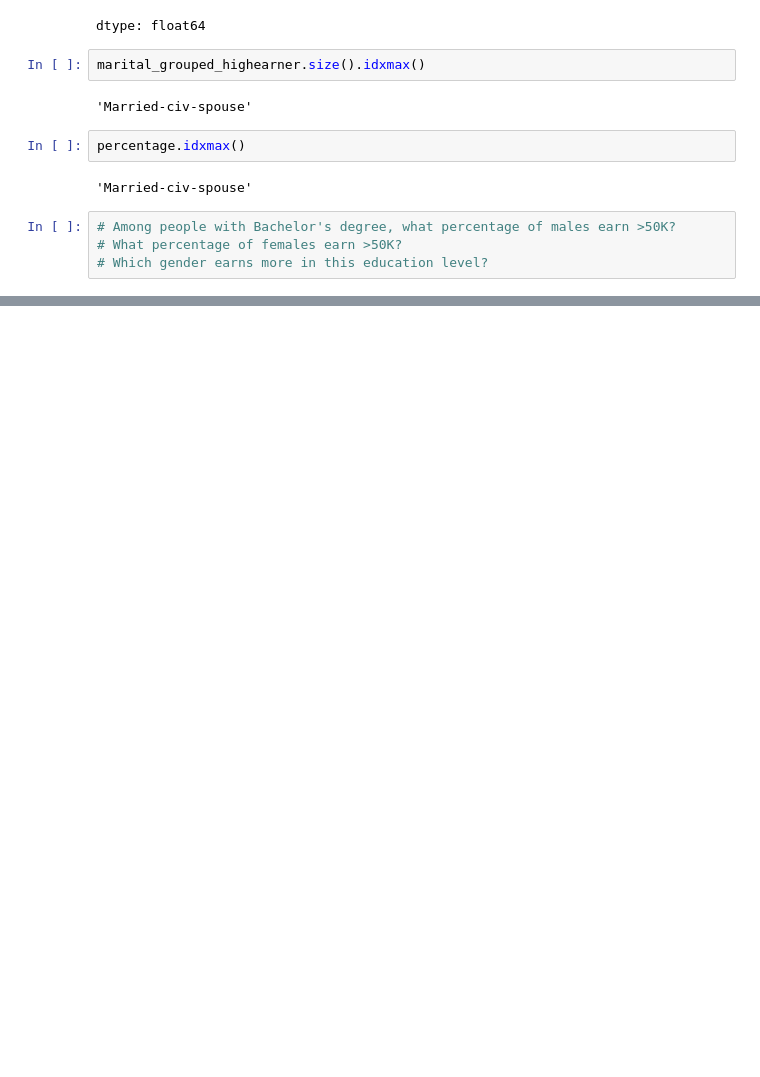
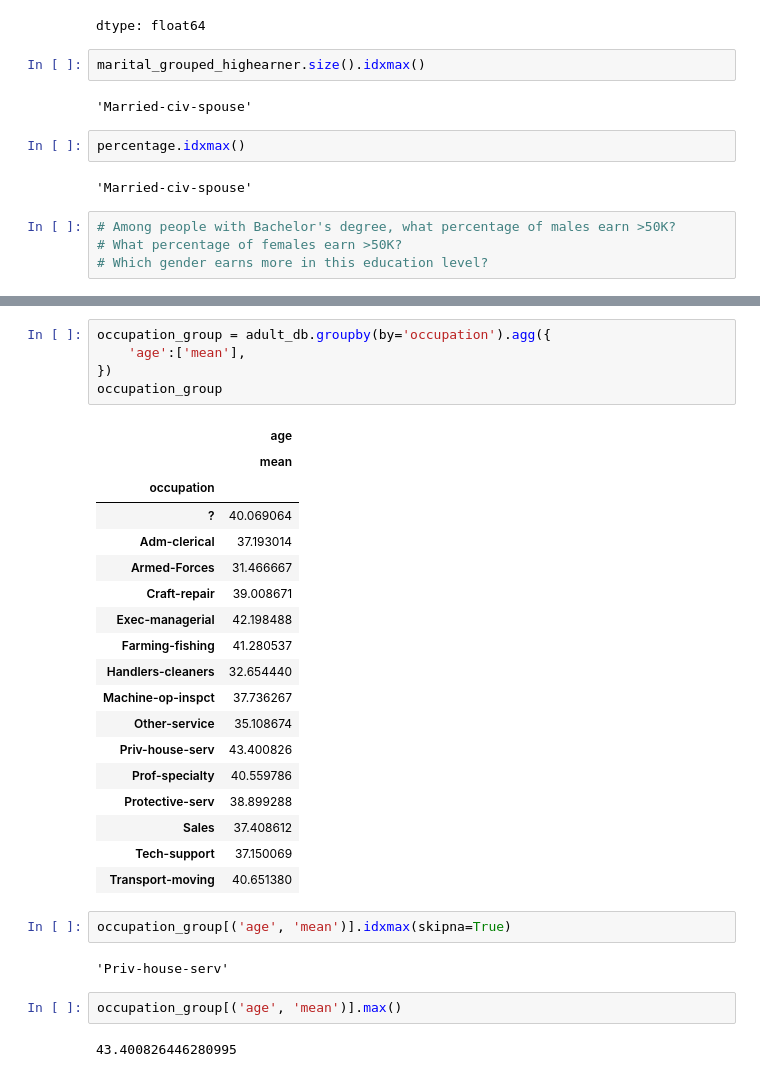
Before and after one commit to parvesh7o7/Data-Science-Learning, a Jupyter notebook: real_project.ipynb, the cells around one changed output, grey strips where cells are left out. Saved outputs shown, nothing was run; the diff lists cells and outputs as text; blank space fills up the shorter version.

```diff
--- a/real_project.ipynb
+++ b/real_project.ipynb
@@ -662,0 +761,32 @@ adult_db.head()
+# %%
+occupation_group = adult_db.groupby(by='occupation').agg({
+    'age':['mean'],
+})
+occupation_group
+# %% [output]
+|  | age |
+|  | mean |
+| occupation |  |
+| ? | 40.069064 |
+| Adm-clerical | 37.193014 |
+| Armed-Forces | 31.466667 |
+| Craft-repair | 39.008671 |
+| Exec-managerial | 42.198488 |
+| Farming-fishing | 41.280537 |
+| Handlers-cleaners | 32.654440 |
+| Machine-op-inspct | 37.736267 |
+| Other-service | 35.108674 |
+| Priv-house-serv | 43.400826 |
+| Prof-specialty | 40.559786 |
+| Protective-serv | 38.899288 |
+| Sales | 37.408612 |
+| Tech-support | 37.150069 |
+| Transport-moving | 40.651380 |
+# %%
+occupation_group[('age', 'mean')].idxmax(skipna=True)
+# %% [output]
+'Priv-house-serv'
+# %%
+occupation_group[('age', 'mean')].max()
+# %% [output]
+43.400826446280995
```
Also changed, not shown: parts of 11 cells of this notebook.
